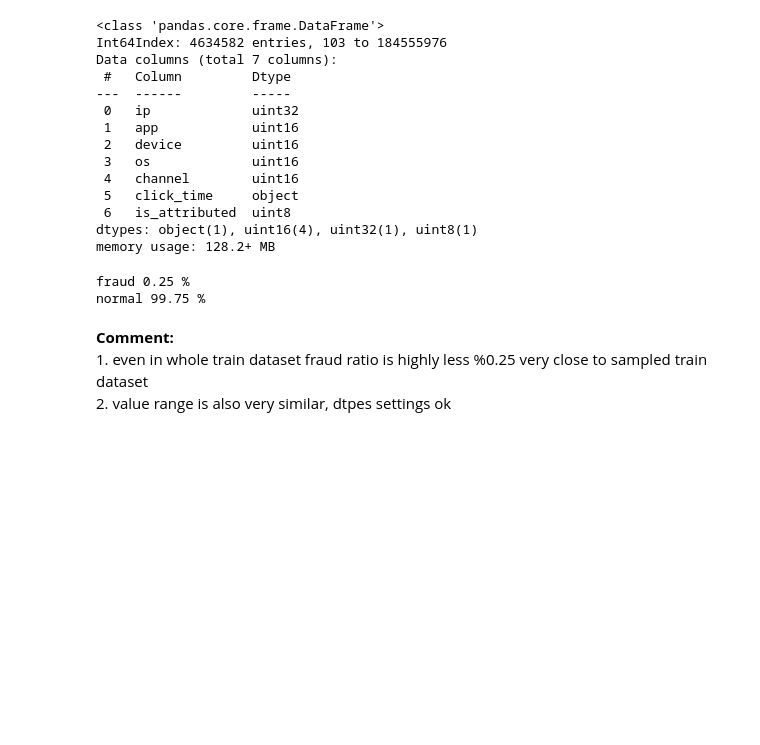
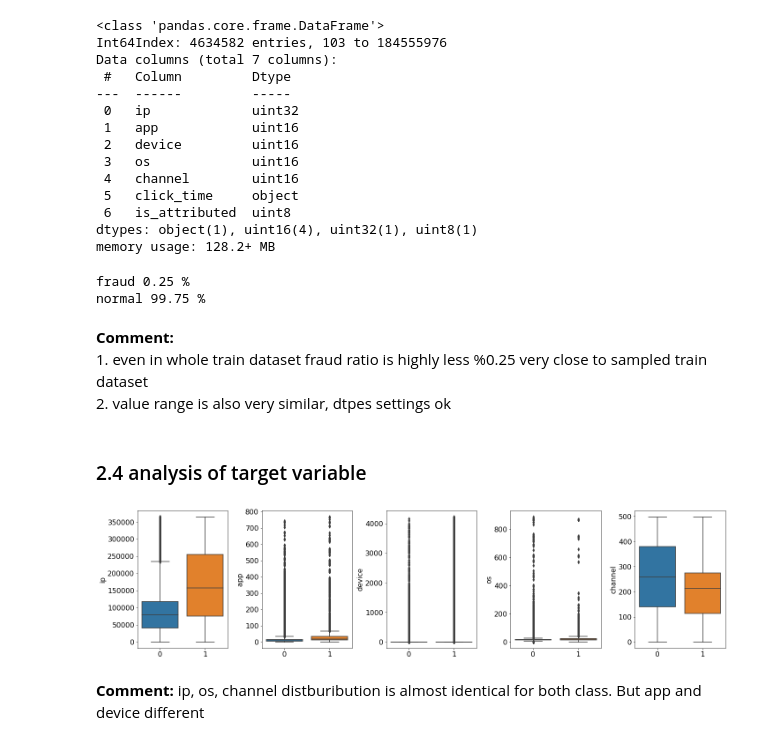
Before and after one commit to umitbuyuksahin/talkingdata_mvp, a Jupyter notebook: ad_tracking_mvp.ipynb, the cells around one changed output. Cells and saved outputs as stored; diff of their text form; code cells hidden in the pictures; blank space fills up the shorter version.

Commit message:
target variable analyzed

```diff
--- a/ad_tracking_mvp.ipynb
+++ b/ad_tracking_mvp.ipynb
@@ -3,6 +3,15 @@ import numpy as np
 import pandas as pd
 import os
 import gc
+import seaborn as sns
+import matplotlib.pyplot as plt
+rc_params = {
+    'legend.fontsize': 16,
+    'axes.labelsize': 16,
+    'axes.titlesize': 16,
+    'xtick.labelsize': 16,
+    'ytick.labelsize': 16}
+plt.rcParams.update(rc_params)
 
 data_path = "data"
 # %% [markdown]
@@ -239,3 +248,16 @@ normal 99.75 %
 <b>Comment:</b> <br>
     1. even in whole train dataset fraud ratio is highly less %0.25 very close to sampled train dataset<br>
     2. value range is also very similar, dtpes settings ok
+# %% [markdown]
+### 2.4 analysis of target variable
+# %%
+cols = ['ip', 'app', 'device', 'os', 'channel']
+fig, axes = plt.subplots(nrows=1, ncols=len(cols), figsize=(20, 5))
+for ix, col_name in enumerate(cols):
+    ax = axes[ix]
+    sns.boxplot(x='is_attributed', y=col_name, data=train_df, ax=ax)
+    ax.set_ylabel(col_name)
+    ax.set_xlabel('')
+fig.tight_layout()
+# %% [output]
+[figure, added]
@@ -241,0 +273,2 @@ normal 99.75 %
+# %% [markdown]
+<b>Comment:</b> ip, os, channel distburibution is almost identical for both class. But app and device different
```
Also changed, not shown: parts of 1 cell of this notebook.
